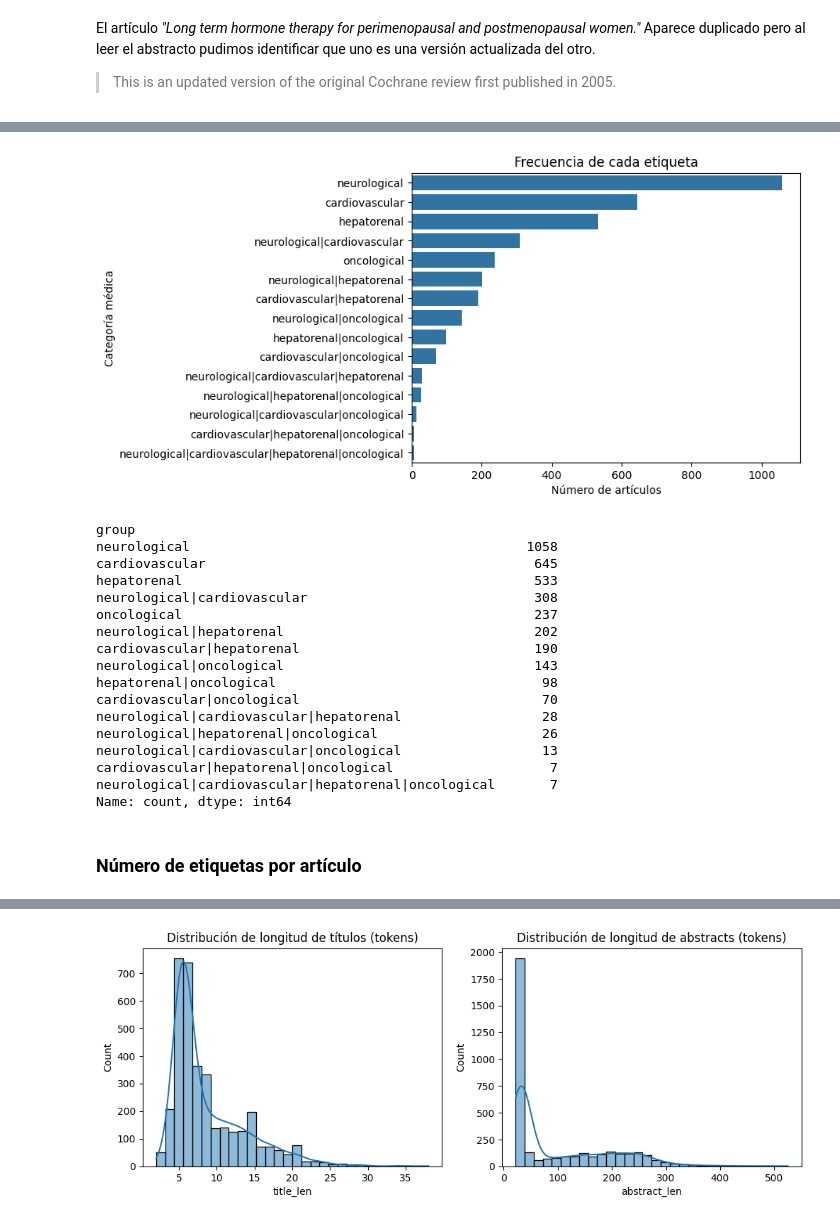
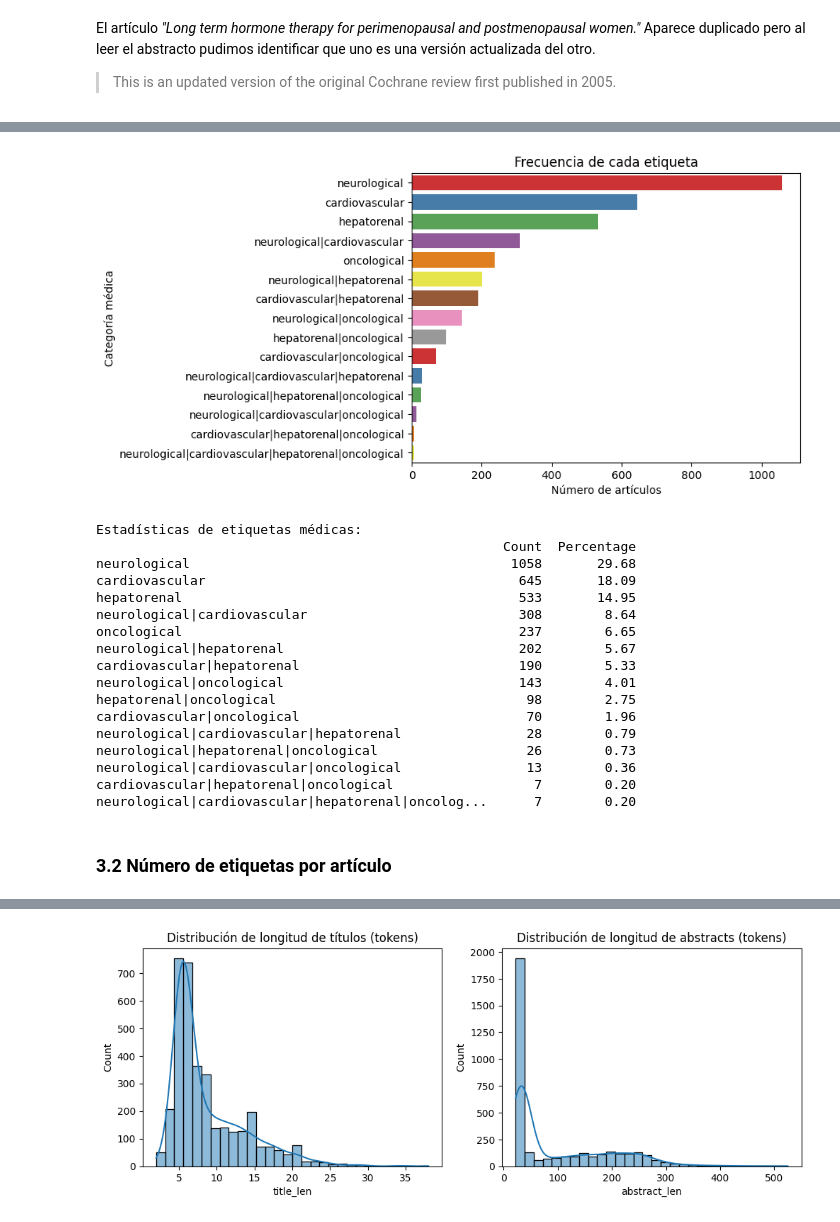
Before and after one commit to Jucept/clasificador-articulos-medicos, a Jupyter notebook: notebooks/EDA.ipynb, the cells around one changed output, grey strips where cells are left out. Drawn from its saved outputs; the diff is of its cells as text; code cells hidden in the pictures.

```diff
--- a/notebooks/EDA.ipynb
+++ b/notebooks/EDA.ipynb
@@ -97,33 +107,38 @@ Name: count, dtype: int64
 # %%
 # Revisamos los valores únicos en la columna 'group'
 label_counts = df["group"].str.get_dummies(sep=",").sum().sort_values(ascending=False)
-sns.barplot(x=label_counts.values, y=label_counts.index)
+sns.barplot(x=label_counts.values, y=label_counts.index, hue=label_counts.index, palette='Set1', legend=False)
 plt.xlabel("Número de artículos")
 plt.ylabel("Categoría médica")
 plt.title("Frecuencia de cada etiqueta")
 plt.show()
 
-print(df['group'].value_counts())
+label_stats = pd.DataFrame({
+    'Count': label_counts,
+    'Percentage': (label_counts / len(df) * 100).round(2)
+})
+print("Estadísticas de etiquetas médicas:")
+print(label_stats)
 # %% [output]
-[figure, old version]
+[figure, new version]
-group
-neurological                                           1058
-cardiovascular                                          645
-hepatorenal                                             533
-neurological|cardiovascular                             308
-oncological                                             237
-neurological|hepatorenal                                202
-cardiovascular|hepatorenal                              190
-neurological|oncological                                143
-hepatorenal|oncological                                  98
-cardiovascular|oncological                               70
-neurological|cardiovascular|hepatorenal                  28
-neurological|hepatorenal|oncological                     26
-neurological|cardiovascular|oncological                  13
-cardiovascular|hepatorenal|oncological                    7
-neurological|cardiovascular|hepatorenal|oncological       7
-Name: count, dtype: int64
+Estadísticas de etiquetas médicas:
+                                                    Count  Percentage
+neurological                                         1058       29.68
+cardiovascular                                        645       18.09
+hepatorenal                                           533       14.95
+neurological|cardiovascular                           308        8.64
+oncological                                           237        6.65
+neurological|hepatorenal                              202        5.67
+cardiovascular|hepatorenal                            190        5.33
+neurological|oncological                              143        4.01
+hepatorenal|oncological                                98        2.75
+cardiovascular|oncological                             70        1.96
+neurological|cardiovascular|hepatorenal                28        0.79
+neurological|hepatorenal|oncological                   26        0.73
+neurological|cardiovascular|oncological                13        0.36
+cardiovascular|hepatorenal|oncological                  7        0.20
+neurological|cardiovascular|hepatorenal|oncolog...      7        0.20
 # %% [markdown]
-### Número de etiquetas por artículo
+### 3.2 Número de etiquetas por artículo
 # %%
 df['num_labels'] = df['group'].apply(lambda x: len(x.split('|')))
```
Also changed, not shown: parts of 65 cells of this notebook.
